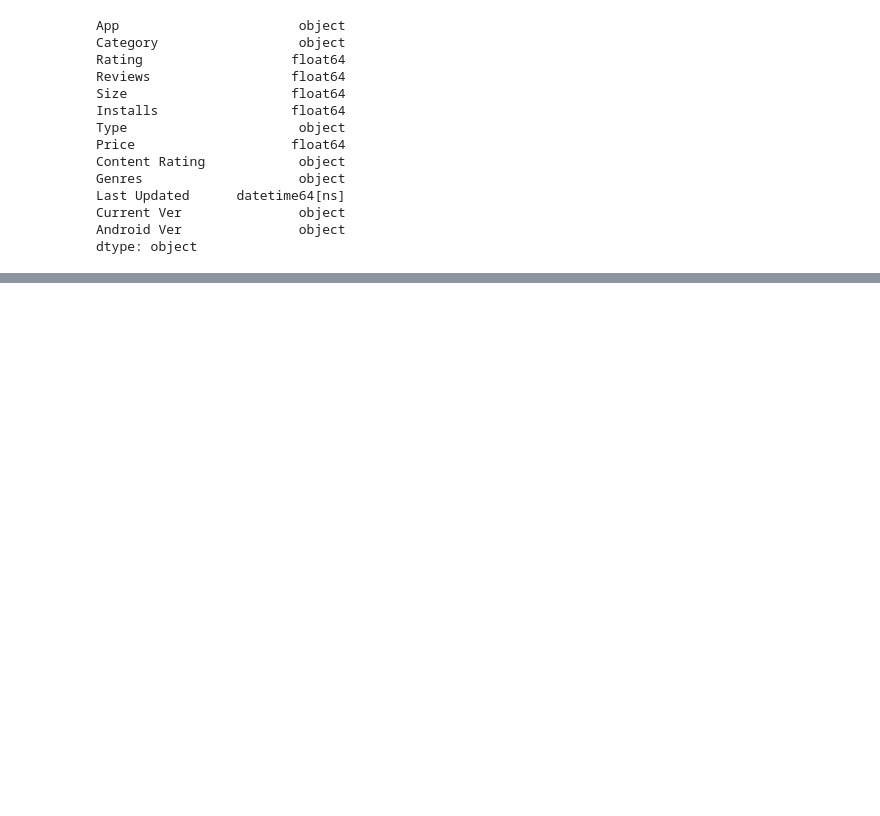
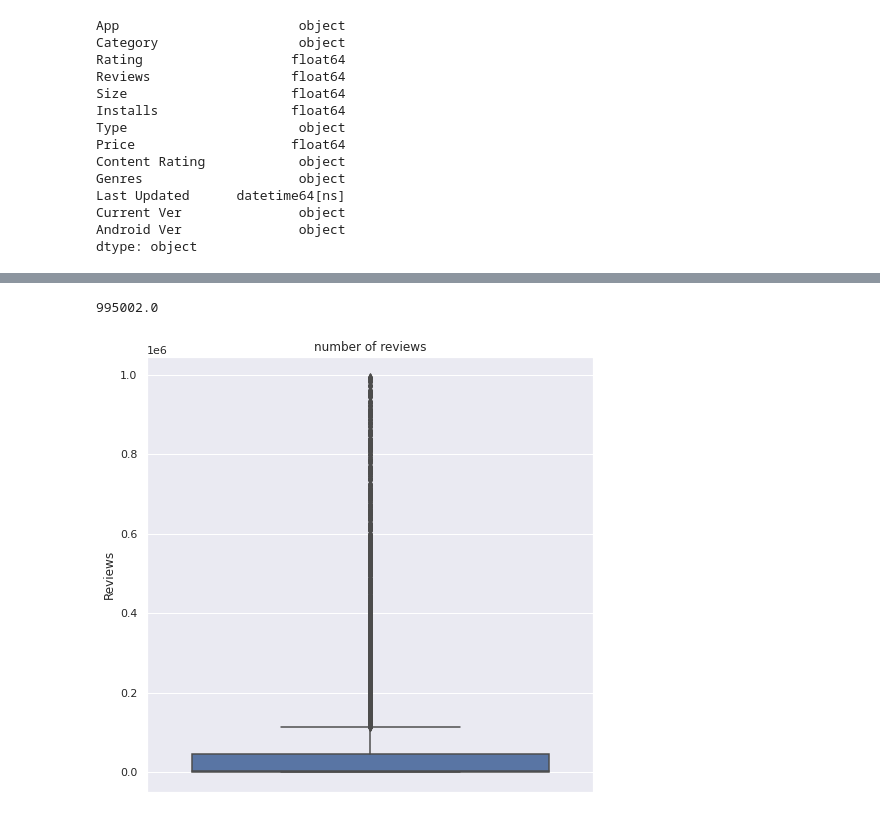
Before and after one commit to DeepakSingh1992/EDA-PROJECT, a Jupyter notebook: Deepak_Singh_EDA_of_Play_Store_App_Review_Analysis_Capstone_Project.ipynb, the cells around one changed output, grey strips where cells are left out. Drawn from its saved outputs; the diff is of its cells as text; code cells hidden in the pictures; blank space fills up the shorter version.

```diff
--- a/Deepak_Singh_EDA_of_Play_Store_App_Review_Analysis_Capstone_Project.ipynb
+++ b/Deepak_Singh_EDA_of_Play_Store_App_Review_Analysis_Capstone_Project.ipynb
@@ -573,0 +637,4 @@ dtype: object
+# %%
+#Limit data to apps with < 1 million reviews :-
+outlie = df[df["Reviews"] > 1000000]
+outlie
@@ -573,0 +655,15 @@ dtype: object
+# %%
+# Getting the index of outlie and dropping it :-
+df = df.drop(outlie.index)
+# %%
+# Checking that if the data becomes limited :-
+df["Reviews"].max()     # Now the data is limited.
+# %% [output]
+995002.0
+# %%
+#Plotting to check the the no. of reviews :-
+g  = sns.boxplot(y = df["Reviews"])
+plt.title("number of reviews")
+plt.show()
+# %% [output]
+[figure, added]
```
Also changed, not shown: parts of 16 cells of this notebook.
